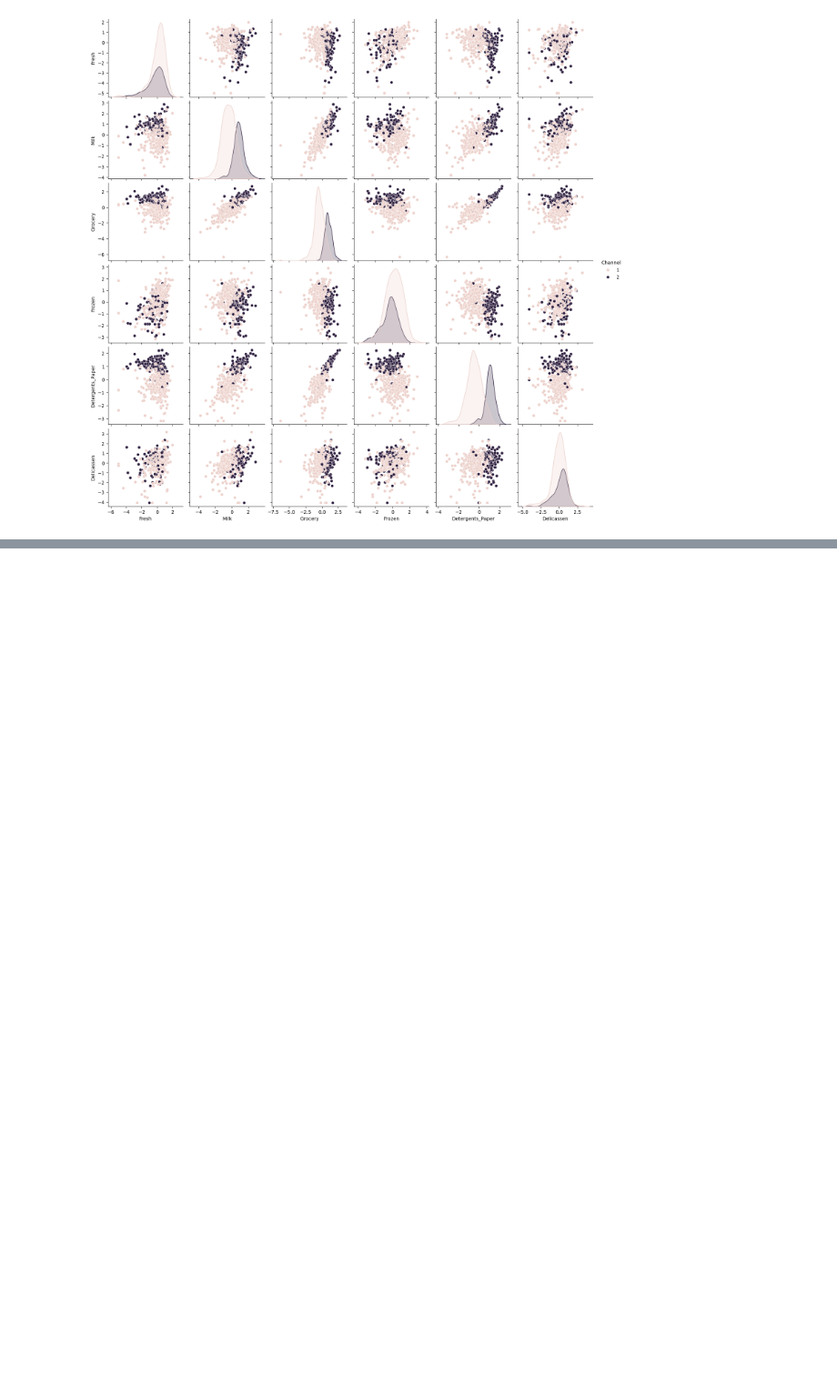
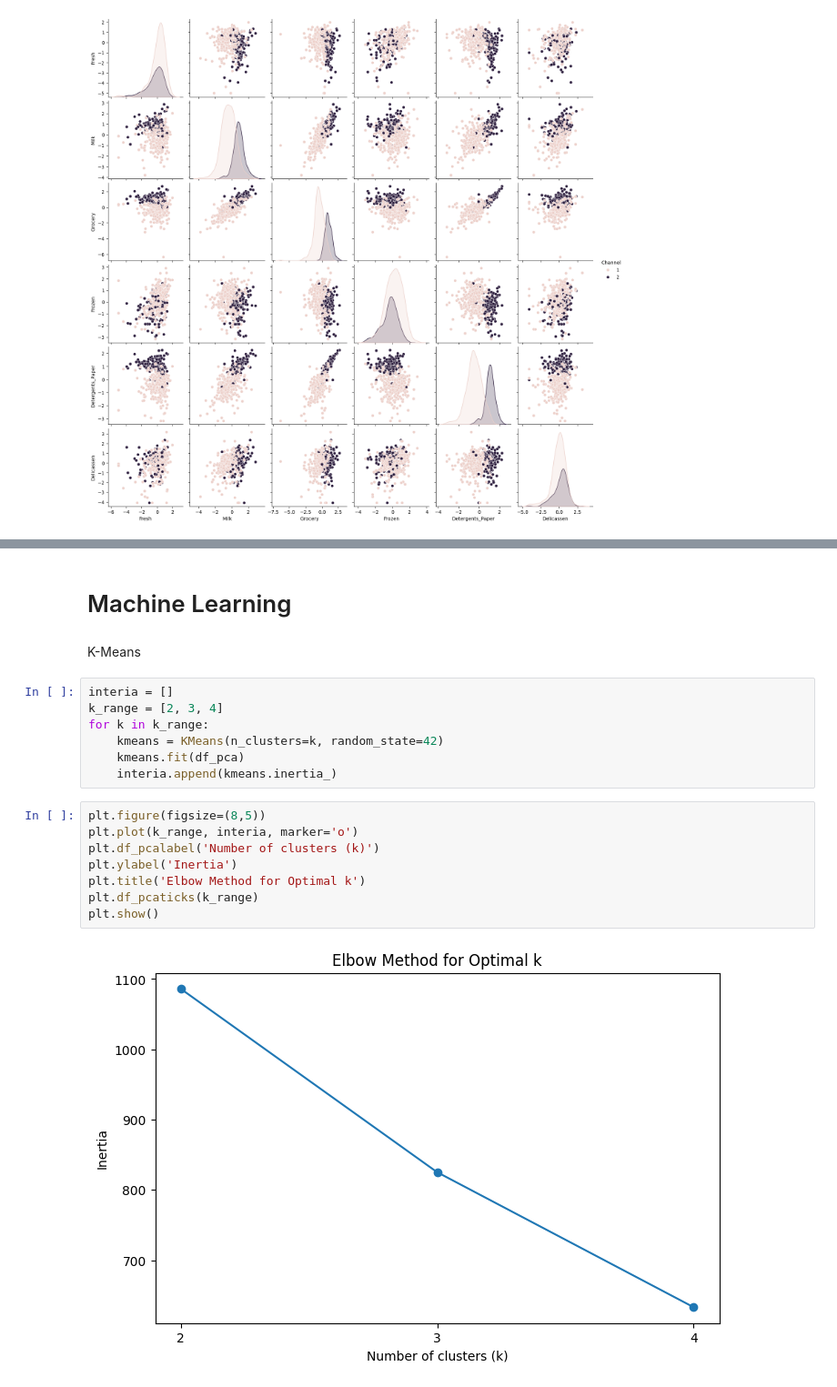
Before and after one commit to Mazen-c/Customer-Clustering-, a Jupyter notebook: Notebook/Clustering.ipynb, the cells around one changed output, grey strips where cells are left out. Shown at 91% size. Drawn from its saved outputs; the diff is of its cells as text; blank space fills up the shorter version.

```diff
--- a/Notebook/Clustering.ipynb
+++ b/Notebook/Clustering.ipynb
@@ -130,0 +166,21 @@ plt.show()
+# %% [markdown]
+# Machine Learning
+# %% [markdown]
+K-Means
+# %%
+interia = []
+k_range = [2, 3, 4]
+for k in k_range:
+    kmeans = KMeans(n_clusters=k, random_state=42)
+    kmeans.fit(df_pca)
+    interia.append(kmeans.inertia_)
+# %%
+plt.figure(figsize=(8,5))
+plt.plot(k_range, interia, marker='o')
+plt.df_pcalabel('Number of clusters (k)')
+plt.ylabel('Inertia')
+plt.title('Elbow Method for Optimal k')
+plt.df_pcaticks(k_range)
+plt.show()
+# %% [output]
+[figure, added]
```
Also changed, not shown: parts of 15 cells of this notebook.
